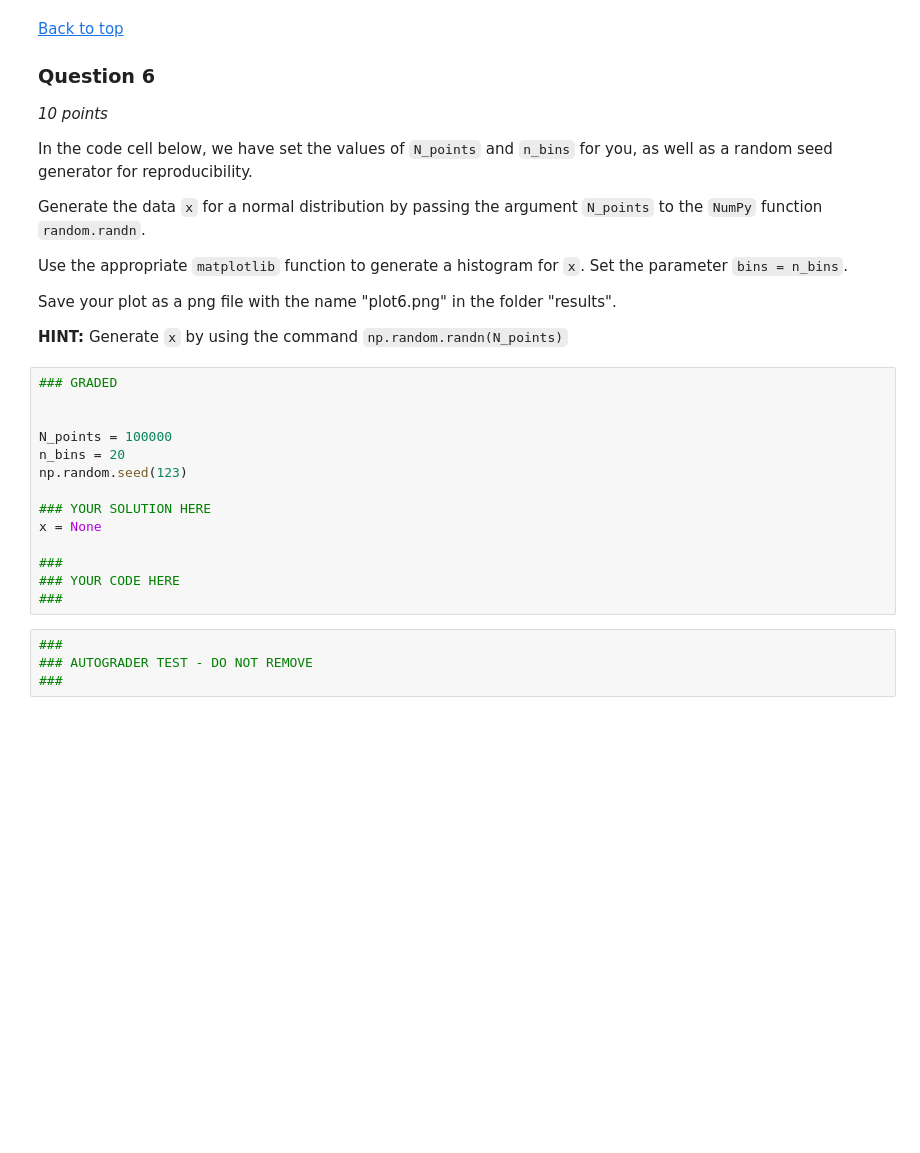
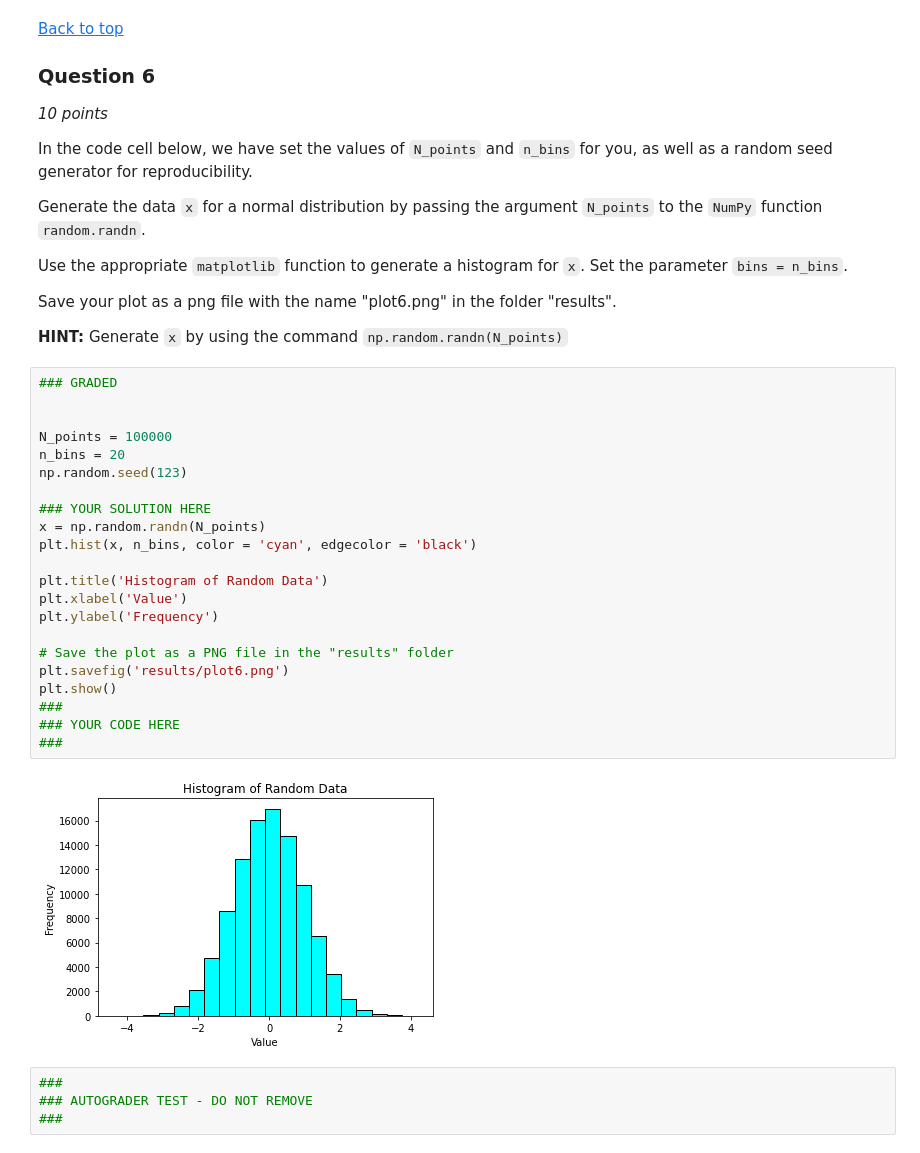
Before and after one commit to PPraveen2230/Data-science-assignment-week-14, a Jupyter notebook: Data_visualization.ipynb, the cells around one changed output. Saved outputs shown, nothing was run; the diff lists cells and outputs as text; blank space fills up the shorter version.

```diff
--- a/Data_visualization.ipynb
+++ b/Data_visualization.ipynb
@@ -375,20 +398,30 @@ Use the appropriate `matplotlib` function to generate a histogram for `x`. Set t
 Save your plot as a png file with the name "plot6.png" in the folder "results".
 
 **HINT:** Generate `x` by using the command `np.random.randn(N_points)`
-# %%
-### GRADED
-
-
-N_points = 100000
-n_bins = 20
-np.random.seed(123)
-
-### YOUR SOLUTION HERE
-x = None
-
-###
-### YOUR CODE HERE
-###
+# %%
+### GRADED
+
+
+N_points = 100000
+n_bins = 20
+np.random.seed(123)
+
+### YOUR SOLUTION HERE
+x = np.random.randn(N_points)
+plt.hist(x, n_bins, color = 'cyan', edgecolor = 'black')
+
+plt.title('Histogram of Random Data')
+plt.xlabel('Value')
+plt.ylabel('Frequency')
+
+# Save the plot as a PNG file in the "results" folder
+plt.savefig('results/plot6.png')
+plt.show()
+###
+### YOUR CODE HERE
+###
+# %% [output]
+[figure, added]
 # %%
 ###
 ### AUTOGRADER TEST - DO NOT REMOVE
```
Also changed, not shown: parts of 7 cells of this notebook.
